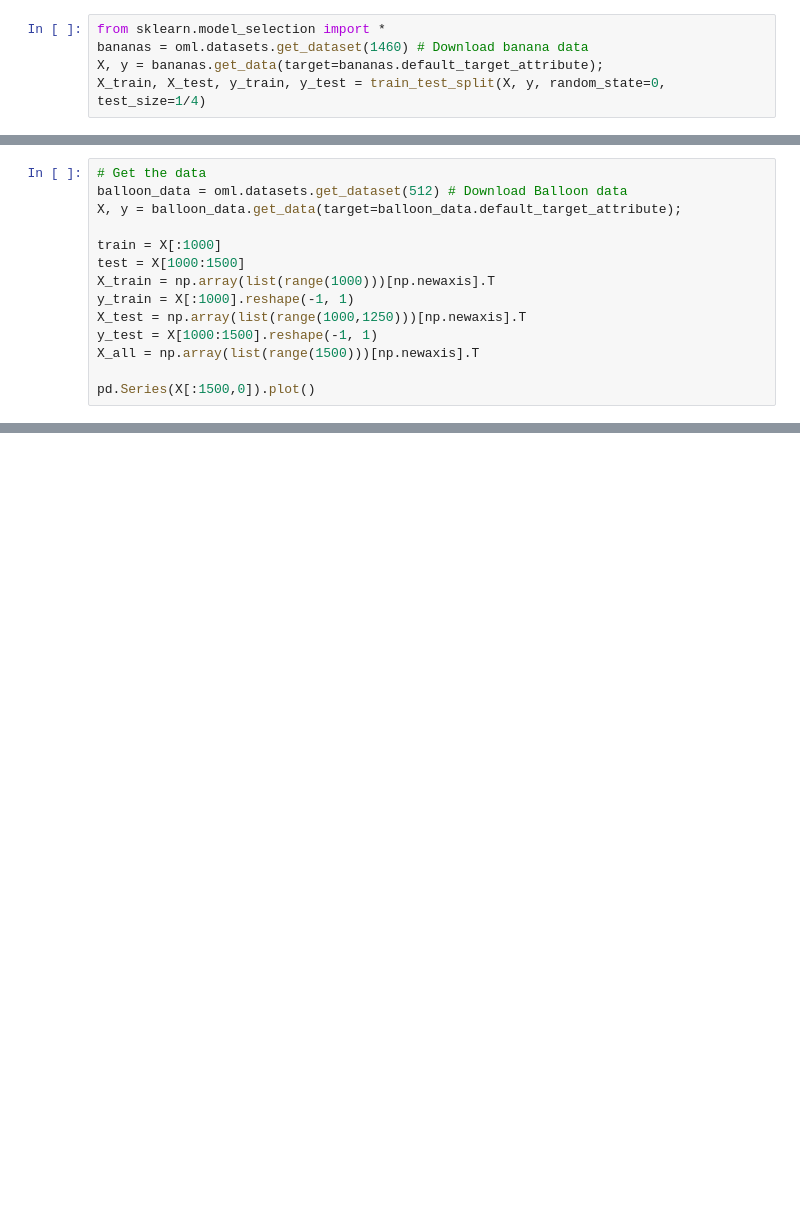
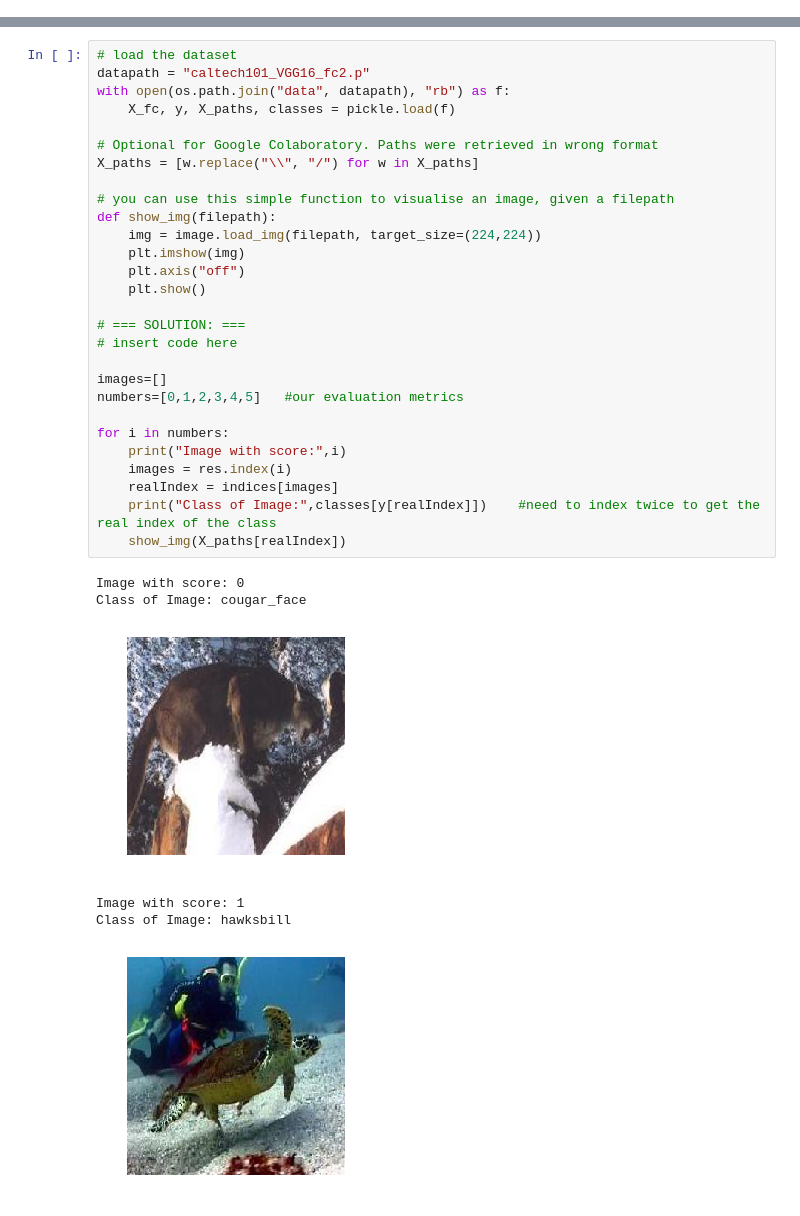
Before and after one commit to gomerudo/tuerecommendersystems, a Jupyter notebook: assignment2/Assignment2.ipynb, the cells around one changed output, grey strips where cells are left out. Saved outputs shown, nothing was run; the diff lists cells and outputs as text; blank space fills up the shorter version.

```diff
--- a/assignment2/Assignment2.ipynb
+++ b/assignment2/Assignment2.ipynb
@@ -56,5 +0,0 @@ We will first explore SVM kernels and hyperparameters on an artificial dataset r
-# %%
-from sklearn.model_selection import *
-bananas = oml.datasets.get_dataset(1460) # Download banana data
-X, y = bananas.get_data(target=bananas.default_target_attribute);
-X_train, X_test, y_train, y_test = train_test_split(X, y, random_state=0, test_size=1/4)
@@ -353,14 +0,0 @@ https://www.openml.org/d/512. We'll use only the raw data (at least the first 10
-# %%
-# Get the data
-balloon_data = oml.datasets.get_dataset(512) # Download Balloon data
-X, y = balloon_data.get_data(target=balloon_data.default_target_attribute);
-
-train = X[:1000]
-test = X[1000:1500]
-X_train = np.array(list(range(1000)))[np.newaxis].T
-y_train = X[:1000].reshape(-1, 1)
-X_test = np.array(list(range(1000,1250)))[np.newaxis].T
-y_test = X[1000:1500].reshape(-1, 1)
-X_all = np.array(list(range(1500)))[np.newaxis].T
-
-pd.Series(X[:1500,0]).plot()
@@ -399,0 +280,35 @@ Note: Report the AUC scores of your best models in your report as well. In case
+# %%
+# load the dataset
+datapath = "caltech101_VGG16_fc2.p"
+with open(os.path.join("data", datapath), "rb") as f:
+    X_fc, y, X_paths, classes = pickle.load(f)
+
+# Optional for Google Colaboratory. Paths were retrieved in wrong format
+X_paths = [w.replace("\\", "/") for w in X_paths]
+
+# you can use this simple function to visualise an image, given a filepath
+def show_img(filepath):
+    img = image.load_img(filepath, target_size=(224,224))
+    plt.imshow(img)
+    plt.axis("off")
+    plt.show()
+
+# === SOLUTION: ===
+# insert code here
+
+images=[]
+numbers=[0,1,2,3,4,5]   #our evaluation metrics
+
+for i in numbers:
+    print("Image with score:",i)
+    images = res.index(i)
+    realIndex = indices[images]
+    print("Class of Image:",classes[y[realIndex]])    #need to index twice to get the real index of the class
+    show_img(X_paths[realIndex])
+# %% [output]
+Image with score: 0
+Class of Image: cougar_face
+[figure, added]
+Image with score: 1
+Class of Image: hawksbill
+[figure, added]
```
Also changed, not shown: parts of 110 cells of this notebook.
